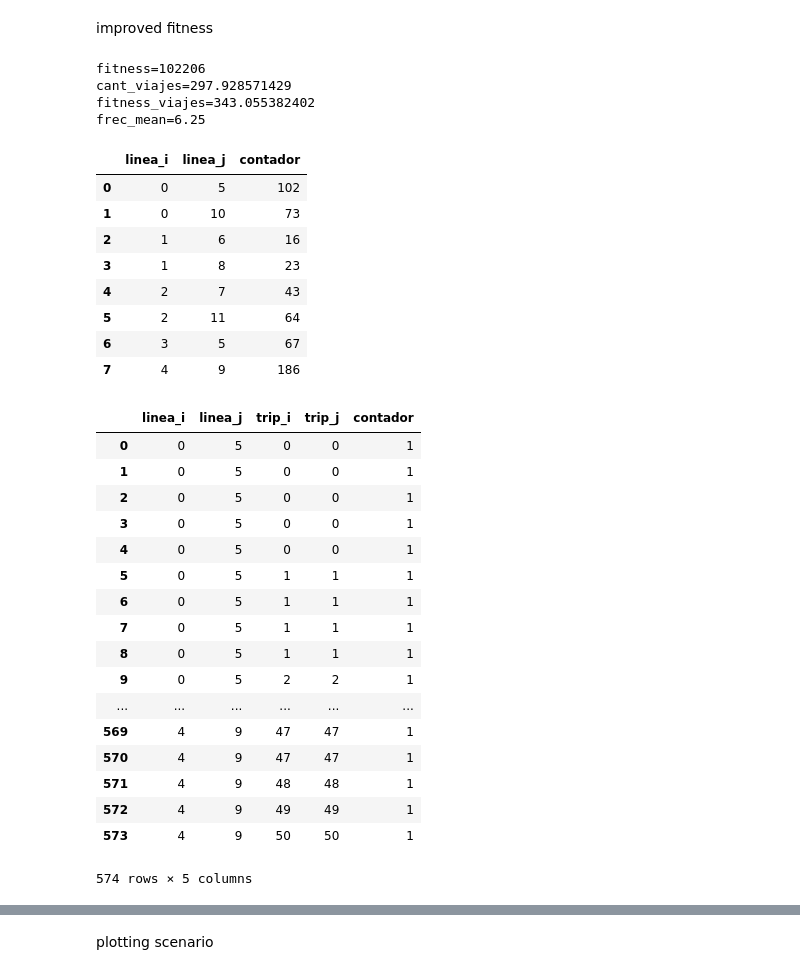
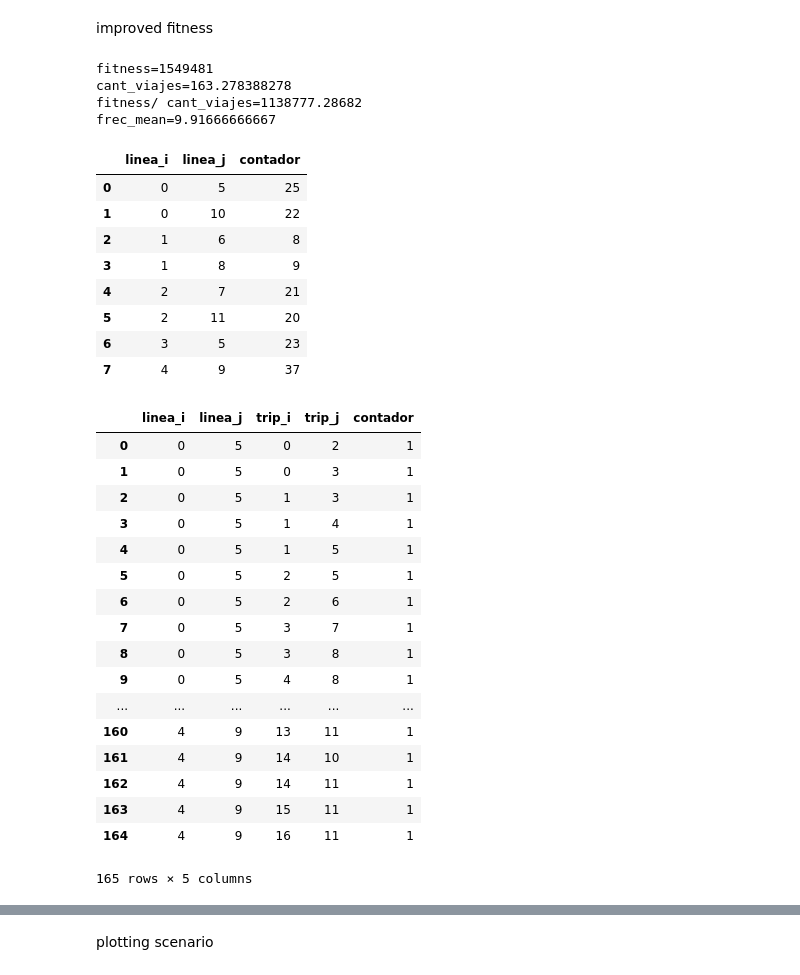
Before and after one commit to jonathan-murana/bus-generator, a Jupyter notebook: bus.ipynb, the cells around one changed output, grey strips where cells are left out. Saved outputs shown, nothing was run; the diff lists cells and outputs as text; code cells hidden in the pictures.

```diff
--- a/bus.ipynb
+++ b/bus.ipynb
@@ -824,10 +825,18 @@ print(suma)
 # %% [markdown]
 improved fitness
 # %%
-#current_solution_aux = current_solution_aux_imm # fitness 28924
+#Solution:   Fitness: 485273
+
+current_solution_aux = current_solution_aux_imm # fitness 28924
 #current_solution_aux = pd.DataFrame(data={'diff': [6,21,15,7,11,9,20,9,22,20,8,7,]}) #  fitness 24669
-current_solution_aux = pd.DataFrame(data={'diff': [5,16,7,7,2,3,8,6,7,6,4,4,]}) #  fitness 24669
-#current_solution_aux = pd.DataFrame(data={'diff': [5,15,7,9,2,8,8,14,7,19,6,4,]}) #  fitness 46595
+#current_solution_aux = pd.DataFrame(data={'diff': [5,16,7,7,2,3,8,6,7,6,4,4,]}) #  fitness 24669
+#current_solution_aux = pd.DataFrame(data={'diff': [5,15,7,7,2,5,14,14,9,15,7,7]}) #  fitness 46595
+
+lista = '19 21 10 11 10 10 15 10 20 15 4 10'
+lista = lista.split(' ')
+lista = list(map(lambda x: int(x), lista))
+#current_solution_aux = pd.DataFrame(data={'diff': lista}) #  fitness 24669
+#display(current_solution_aux)
 
 sync_linea_i = []
 sync_linea_j = []
@@ -873,63 +882,63 @@ for k in range(points_con_ids.shape[0]): # For each synchronization point
                 #print('----')
                 #print('('+ str(line_i) +','+ str(line_j)+') - ' + '[' + str(i) +','+str(j)+ ']')
 
                 sync_linea_i.append(line_i)
                 sync_linea_j.append(line_j)
                 sync_trip_i.append(i)
                 sync_trip_j.append(j)
 
                 #print(line_j)
                 #print(current_solution_aux['diff'][line_j]+TT_j)
                 #print('----')
-                suma = suma + demand;
+                suma = suma + (demand  * trips_j[j] * math.ceil(y) * math.ceil(x))
             #suma_espera = suma_espera + (trips_j[j]+TT_j) - (trips_i[i]+TT_i) - t_dist
 
 
-d = {'linea_i': sync_linea_i,'linea_j': sync_linea_j,'trip_i': sync_trip_i,'trip_j': sync_trip_i}
+d = {'linea_i': sync_linea_i,'linea_j': sync_linea_j,'trip_i': sync_trip_i,'trip_j': sync_trip_j}
 #current_solution_aux = pd.DataFrame(data=d)
 
-print('fitness='+str(suma))
+print('fitness='+str(math.floor(suma/T)))
 cant_viajes = sum(T/current_solution_aux['diff'])
 print('cant_viajes='+str(cant_viajes))
-print('fitness_viajes='+str(suma/cant_viajes))
+print('fitness/ cant_viajes='+str(suma/cant_viajes))
 print('frec_mean='+str(sum(current_solution_aux['diff'])/len(current_solution_aux['diff'])))
 
 syncs= pd.DataFrame(data=d)
 syncs['contador'] = 1
 grouped_syncs = syncs.groupby(['linea_i','linea_j']).sum().reset_index()
 display(grouped_syncs[['linea_i','linea_j','contador']])
 
 
 display(syncs[['linea_i','linea_j','trip_i','trip_j','contador']])
 # %% [output]
-fitness=102206
-cant_viajes=297.928571429
-fitness_viajes=343.055382402
-frec_mean=6.25
+fitness=1549481
+cant_viajes=163.278388278
+fitness/ cant_viajes=1138777.28682
+frec_mean=9.91666666667
 |  | linea_i | linea_j | contador |
-| 0 | 0 | 5 | 102 |
-| 1 | 0 | 10 | 73 |
-| 2 | 1 | 6 | 16 |
-| 3 | 1 | 8 | 23 |
-| 4 | 2 | 7 | 43 |
-| 5 | 2 | 11 | 64 |
-| 6 | 3 | 5 | 67 |
-| 7 | 4 | 9 | 186 |
+| 0 | 0 | 5 | 25 |
+| 1 | 0 | 10 | 22 |
+| 2 | 1 | 6 | 8 |
+| 3 | 1 | 8 | 9 |
+| 4 | 2 | 7 | 21 |
+| 5 | 2 | 11 | 20 |
+| 6 | 3 | 5 | 23 |
+| 7 | 4 | 9 | 37 |
 |  | linea_i | linea_j | trip_i | trip_j | contador |
-| 0 | 0 | 5 | 0 | 0 | 1 |
-| 1 | 0 | 5 | 0 | 0 | 1 |
-| 2 | 0 | 5 | 0 | 0 | 1 |
-| 3 | 0 | 5 | 0 | 0 | 1 |
-| 4 | 0 | 5 | 0 | 0 | 1 |
-| 5 | 0 | 5 | 1 | 1 | 1 |
-| 6 | 0 | 5 | 1 | 1 | 1 |
-| 7 | 0 | 5 | 1 | 1 | 1 |
-| 8 | 0 | 5 | 1 | 1 | 1 |
-| 9 | 0 | 5 | 2 | 2 | 1 |
+| 0 | 0 | 5 | 0 | 2 | 1 |
+| 1 | 0 | 5 | 0 | 3 | 1 |
+| 2 | 0 | 5 | 1 | 3 | 1 |
+| 3 | 0 | 5 | 1 | 4 | 1 |
+| 4 | 0 | 5 | 1 | 5 | 1 |
+| 5 | 0 | 5 | 2 | 5 | 1 |
+| 6 | 0 | 5 | 2 | 6 | 1 |
+| 7 | 0 | 5 | 3 | 7 | 1 |
+| 8 | 0 | 5 | 3 | 8 | 1 |
+| 9 | 0 | 5 | 4 | 8 | 1 |
 | ... | ... | ... | ... | ... | ... |
-| 569 | 4 | 9 | 47 | 47 | 1 |
-| 570 | 4 | 9 | 47 | 47 | 1 |
-| 571 | 4 | 9 | 48 | 48 | 1 |
-| 572 | 4 | 9 | 49 | 49 | 1 |
-| 573 | 4 | 9 | 50 | 50 | 1 |
+| 160 | 4 | 9 | 13 | 11 | 1 |
+| 161 | 4 | 9 | 14 | 10 | 1 |
+| 162 | 4 | 9 | 14 | 11 | 1 |
+| 163 | 4 | 9 | 15 | 11 | 1 |
+| 164 | 4 | 9 | 16 | 11 | 1 |
-574 rows × 5 columns
+165 rows × 5 columns
```
Also changed, not shown: parts of 7 cells of this notebook, 1 other file.
